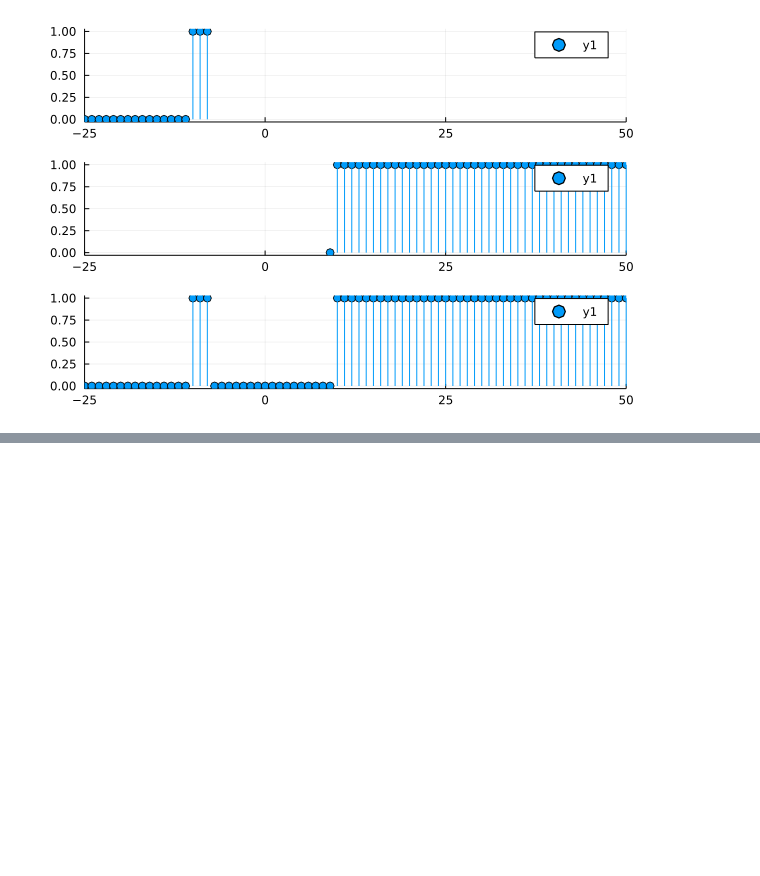
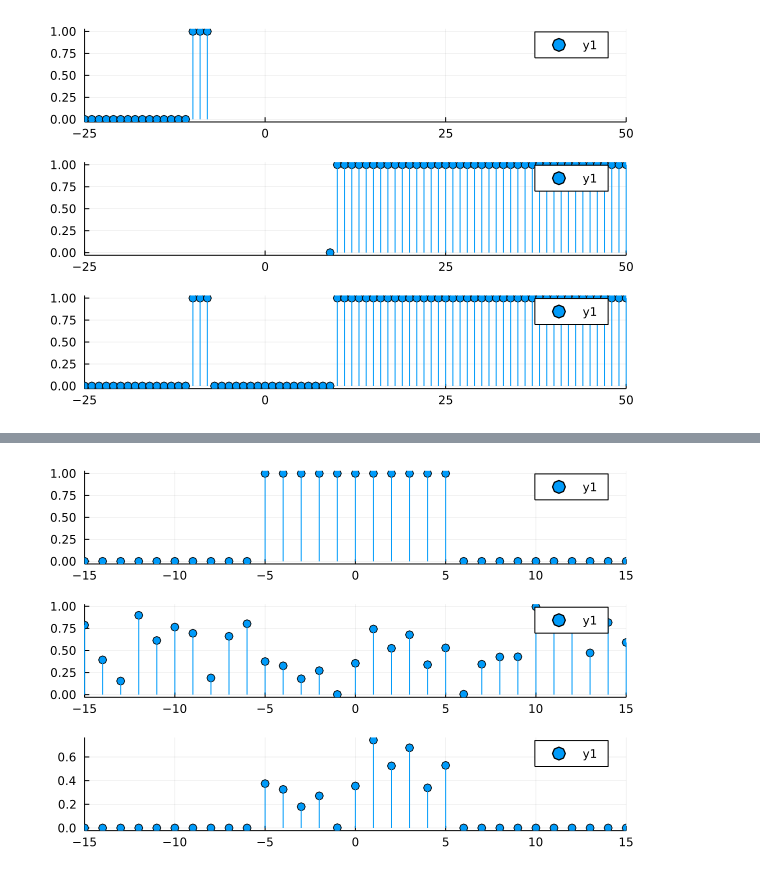
Before and after one commit to gjunqueira-sys/MySignalProcessing.jl, a Jupyter notebook: src/sketch.ipynb, the cells around one changed output, grey strips where cells are left out. Saved outputs shown, nothing was run; the diff lists cells and outputs as text; code cells hidden in the pictures; blank space fills up the shorter version.

```diff
--- a/src/sketch.ipynb
+++ b/src/sketch.ipynb
@@ -103,0 +166,7 @@ plot(p1,p2,p3, layout=(3,1))
+# %%
+p1 = plot(s3.n, s3.A, line =:stem, marker=:o, xlims=(-15,15))
+p2 = plot(s5.n, s5.A, line =:stem, marker=:o, xlims=(-15,15))
+p3 = plot(s6.n, s6.A, line =:stem, marker=:o, xlims=(-15,15))
+plot(p1,p2,p3, layout=(3,1))
+# %% [output]
+[figure, added]
```
Also changed, not shown: parts of 14 cells of this notebook, 1 other file.
